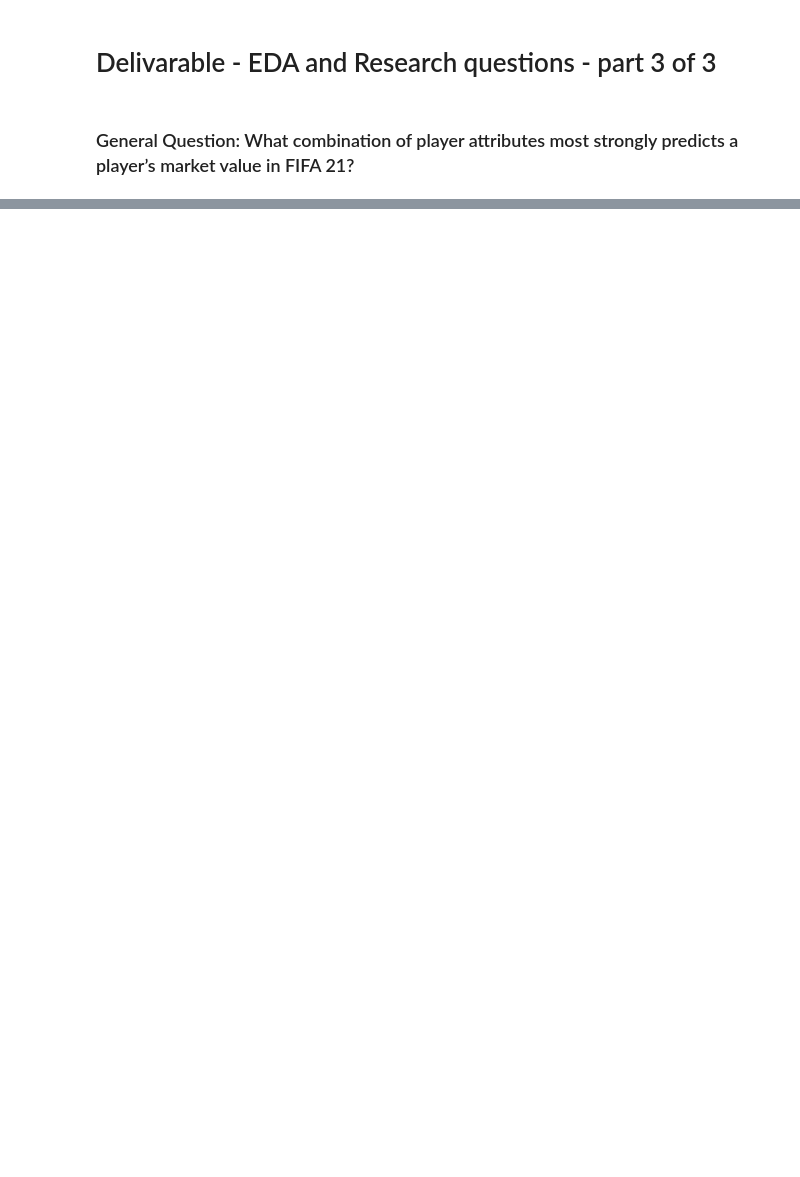
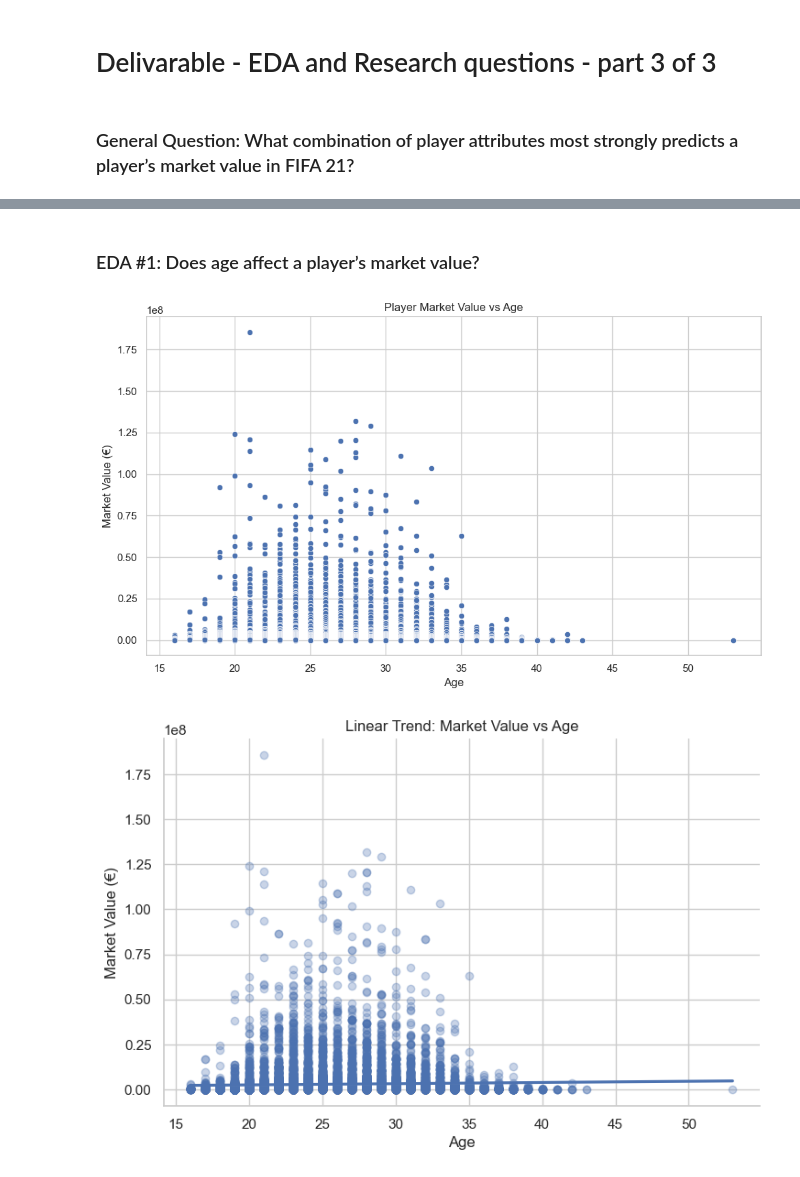
Before and after one commit to QAZYD/eda-repository, a Jupyter notebook: Untitled-1.ipynb, the cells around one changed output, grey strips where cells are left out. Cells and saved outputs as stored; diff of their text form; code cells hidden in the pictures; blank space fills up the shorter version.

```diff
--- a/Untitled-1.ipynb
+++ b/Untitled-1.ipynb
@@ -801,7 +691,0 @@ high_ova_df.sort_values(by='Value', ascending=False).head(10)
-# %%
-# Add a column marking outliers
-df['is_outlier'] = (df['OVA'].between(70, 80)) & (df['Value'] > threshold_value)
-
-# Plot with color
-sns.scatterplot(data=df, x='OVA', y='Value', hue='is_outlier', alpha=0.6)
-plt.title('Market Value vs OVA (Outliers Highlighted)')xx
@@ -867,0 +692,33 @@ for skill in top_skills:
+# %% [markdown]
+### EDA #1: Does age affect a player’s market value?
+# %%
+def safe_parse_value(val):
+    try:
+        val = str(val).replace('€', '').strip()
+        if 'M' in val:
+            return float(val.replace('M', '')) * 1_000_000
+        elif 'K' in val:
+            return float(val.replace('K', '')) * 1_000
+        else:
+            return float(val)
+    except:
+        return np.nan
+
+df['value_eur'] = df['Value'].apply(safe_parse_value)
+# %%
+plt.figure(figsize=(10, 6))
+sns.scatterplot(data=df, x='Age', y='value_eur')
+plt.title('Player Market Value vs Age')
+plt.xlabel('Age')
+plt.ylabel('Market Value (€)')
+plt.tight_layout()
+plt.show()
+
+sns.lmplot(data=df, x='Age', y='value_eur', aspect=1.5, scatter_kws={'alpha':0.3})
+plt.title('Linear Trend: Market Value vs Age')
+plt.xlabel('Age')
+plt.ylabel('Market Value (€)')
+plt.show()
+# %% [output]
+[figure, added]
+[figure, added]
```
Also changed, not shown: parts of 28 cells of this notebook.
